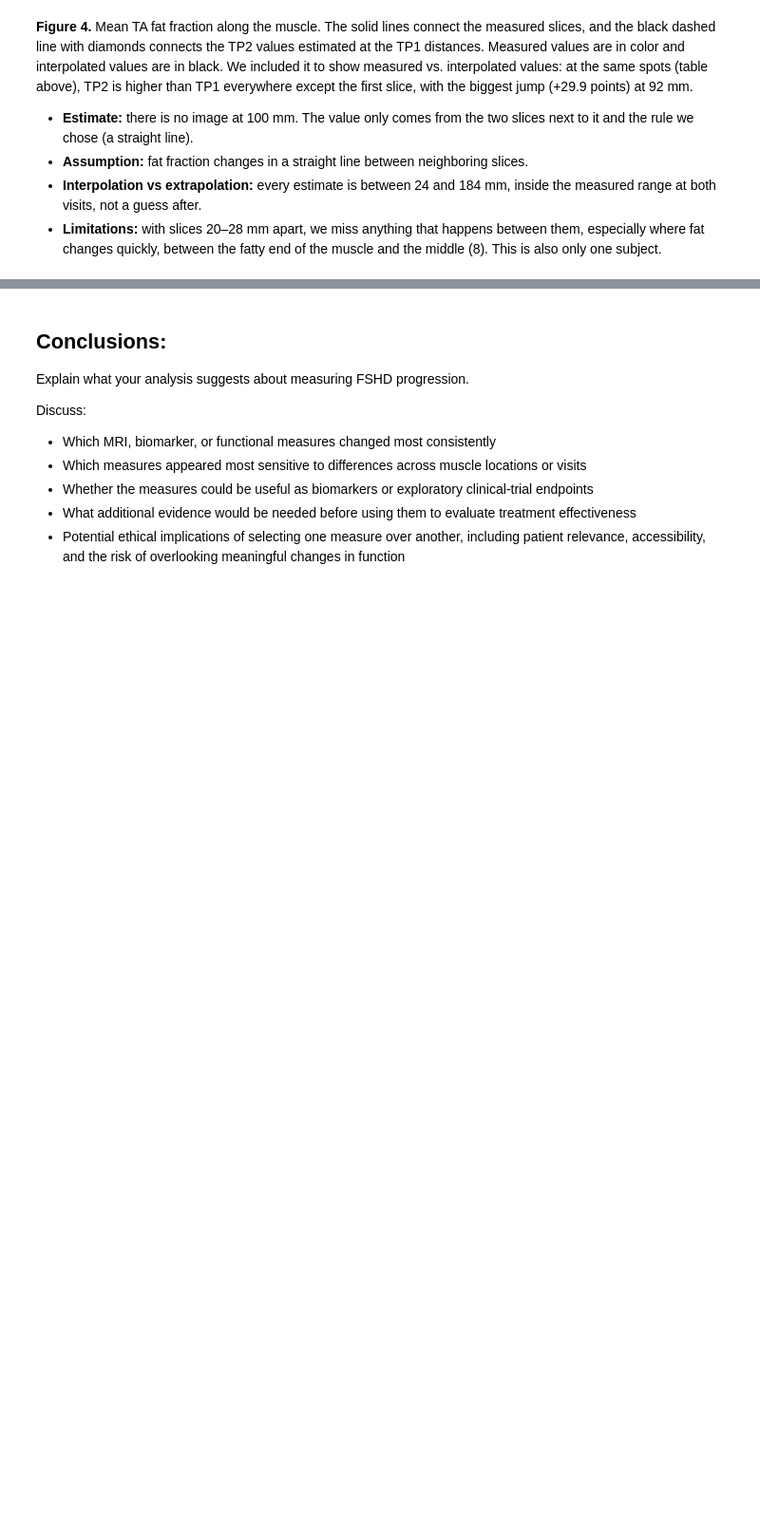
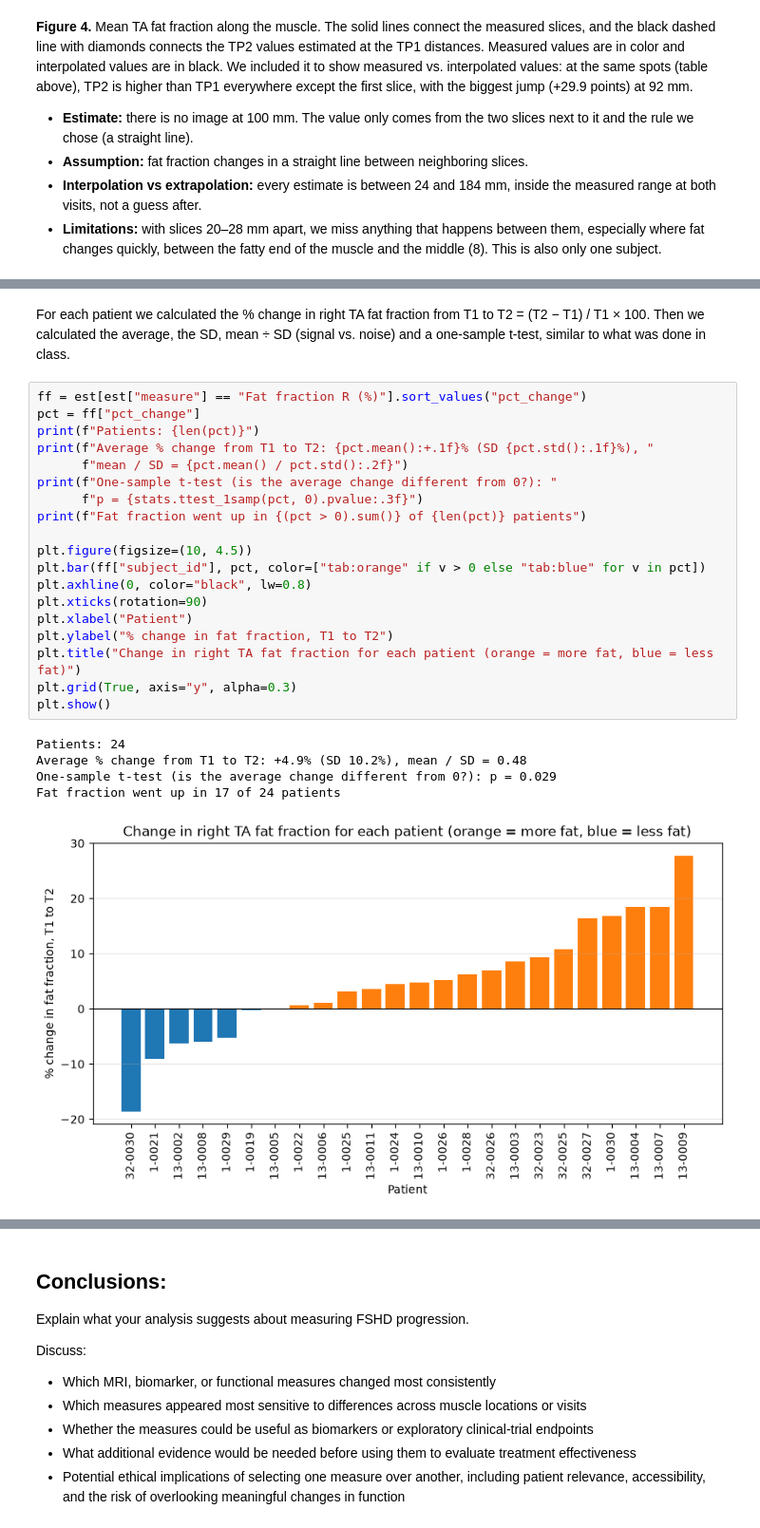
Before and after one commit to IliyaSomov-code/Module-2-Collab, a Jupyter notebook: FSHD_IliyaMakayla_Project.ipynb, the cells around one changed output, grey strips where cells are left out. Shown at 95% size. Cells and saved outputs as stored; diff of their text form; blank space fills up the shorter version.

```diff
--- a/FSHD_IliyaMakayla_Project.ipynb
+++ b/FSHD_IliyaMakayla_Project.ipynb
@@ -505,0 +557,27 @@ TP1 at 100 mm: 26.9% by hand, 26.9% with interp1d
+# %% [markdown]
+For each patient we calculated the % change in right TA fat fraction from T1 to T2 = (T2 − T1) / T1 × 100. Then we calculated the average, the SD, mean ÷ SD (signal vs. noise) and a one-sample t-test, similar to what was done in class.
+# %%
+ff = est[est["measure"] == "Fat fraction R (%)"].sort_values("pct_change")
+pct = ff["pct_change"]
+print(f"Patients: {len(pct)}")
+print(f"Average % change from T1 to T2: {pct.mean():+.1f}% (SD {pct.std():.1f}%), "
+      f"mean / SD = {pct.mean() / pct.std():.2f}")
+print(f"One-sample t-test (is the average change different from 0?): "
+      f"p = {stats.ttest_1samp(pct, 0).pvalue:.3f}")
+print(f"Fat fraction went up in {(pct > 0).sum()} of {len(pct)} patients")
+
+plt.figure(figsize=(10, 4.5))
+plt.bar(ff["subject_id"], pct, color=["tab:orange" if v > 0 else "tab:blue" for v in pct])
+plt.axhline(0, color="black", lw=0.8)
+plt.xticks(rotation=90)
+plt.xlabel("Patient")
+plt.ylabel("% change in fat fraction, T1 to T2")
+plt.title("Change in right TA fat fraction for each patient (orange = more fat, blue = less fat)")
+plt.grid(True, axis="y", alpha=0.3)
+plt.show()
+# %% [output]
+Patients: 24
+Average % change from T1 to T2: +4.9% (SD 10.2%), mean / SD = 0.48
+One-sample t-test (is the average change different from 0?): p = 0.029
+Fat fraction went up in 17 of 24 patients
+[figure, added]
```
Also changed, not shown: parts of 6 cells of this notebook, 1 other file.
